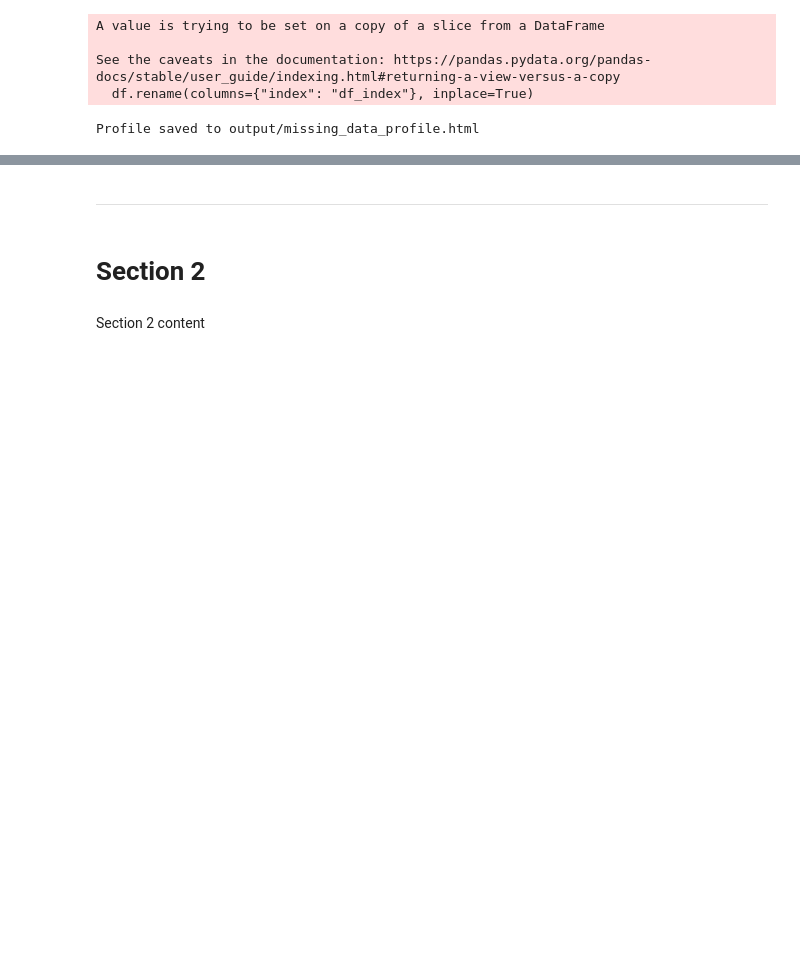
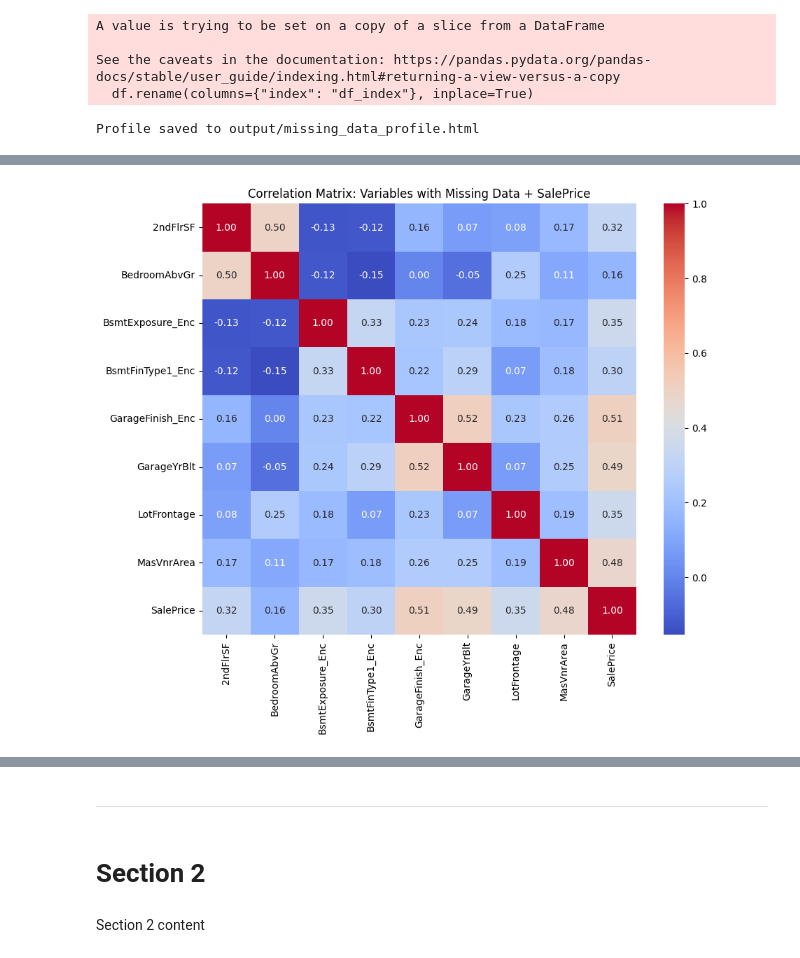
Before and after one commit to galindo89/heritage-housing-ml-pgz, a Jupyter notebook: jupyter_notebooks/03 - DataCleaning.ipynb, the cells around one changed output, grey strips where cells are left out. Drawn from its saved outputs; the diff is of its cells as text; code cells hidden in the pictures; blank space fills up the shorter version.

```diff
--- a/jupyter_notebooks/03 - DataCleaning.ipynb
+++ b/jupyter_notebooks/03 - DataCleaning.ipynb
@@ -115,0 +171,8 @@ Already from the initial results, we observe that both `WoodDeckSF` and `Enclose
+# %%
+# Plotting correlation heatmap for variables with missing data + SalePrice
+plt.figure(figsize=(10, 8))
+sns.heatmap(df[vars_to_plot + ['SalePrice']].corr(), annot=True, cmap='coolwarm', fmt=".2f")
+plt.title("Correlation Matrix: Variables with Missing Data + SalePrice")
+plt.show()
+# %% [output]
+[figure, added]
```
Also changed, not shown: parts of 17 cells of this notebook, 2 other files.
